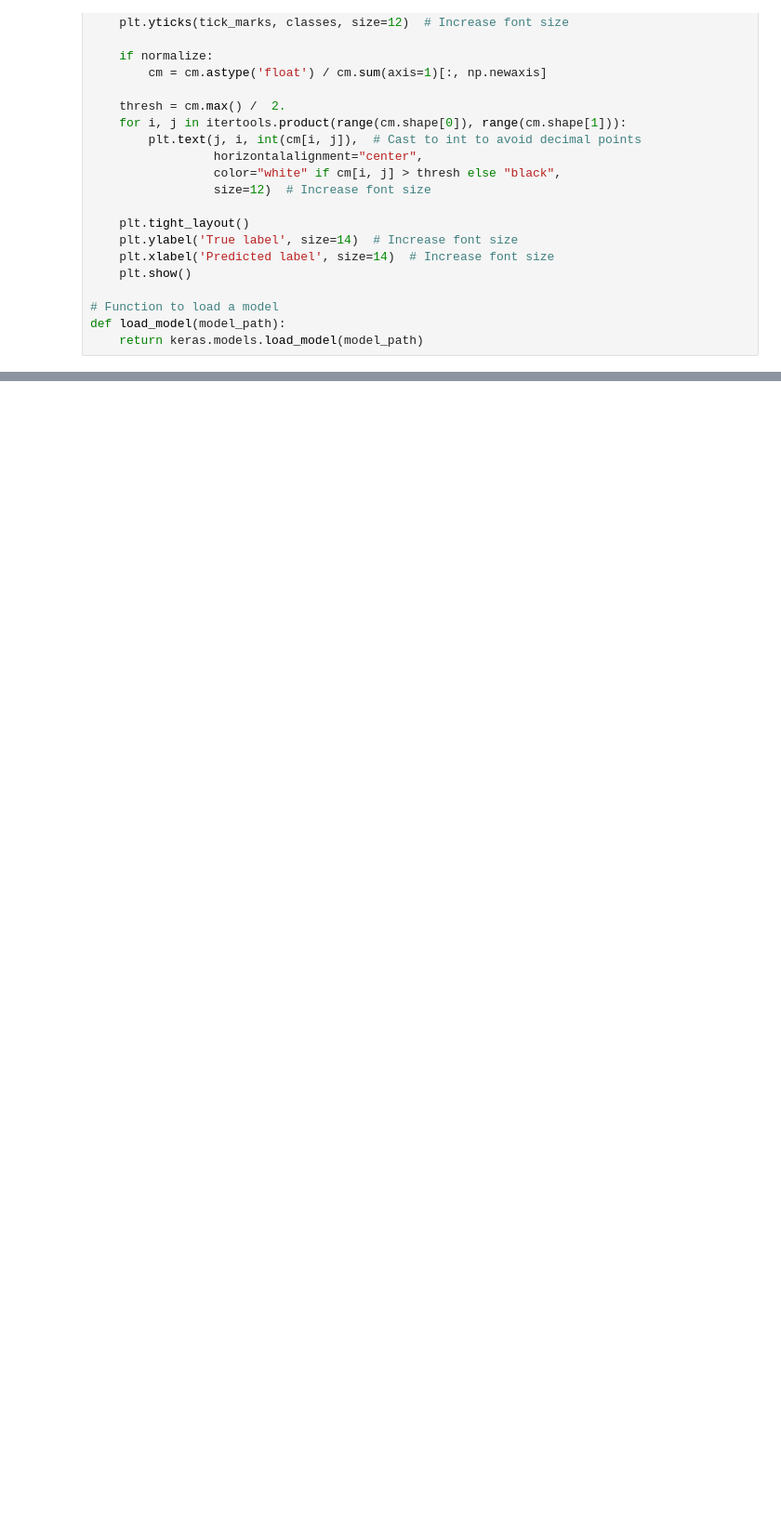
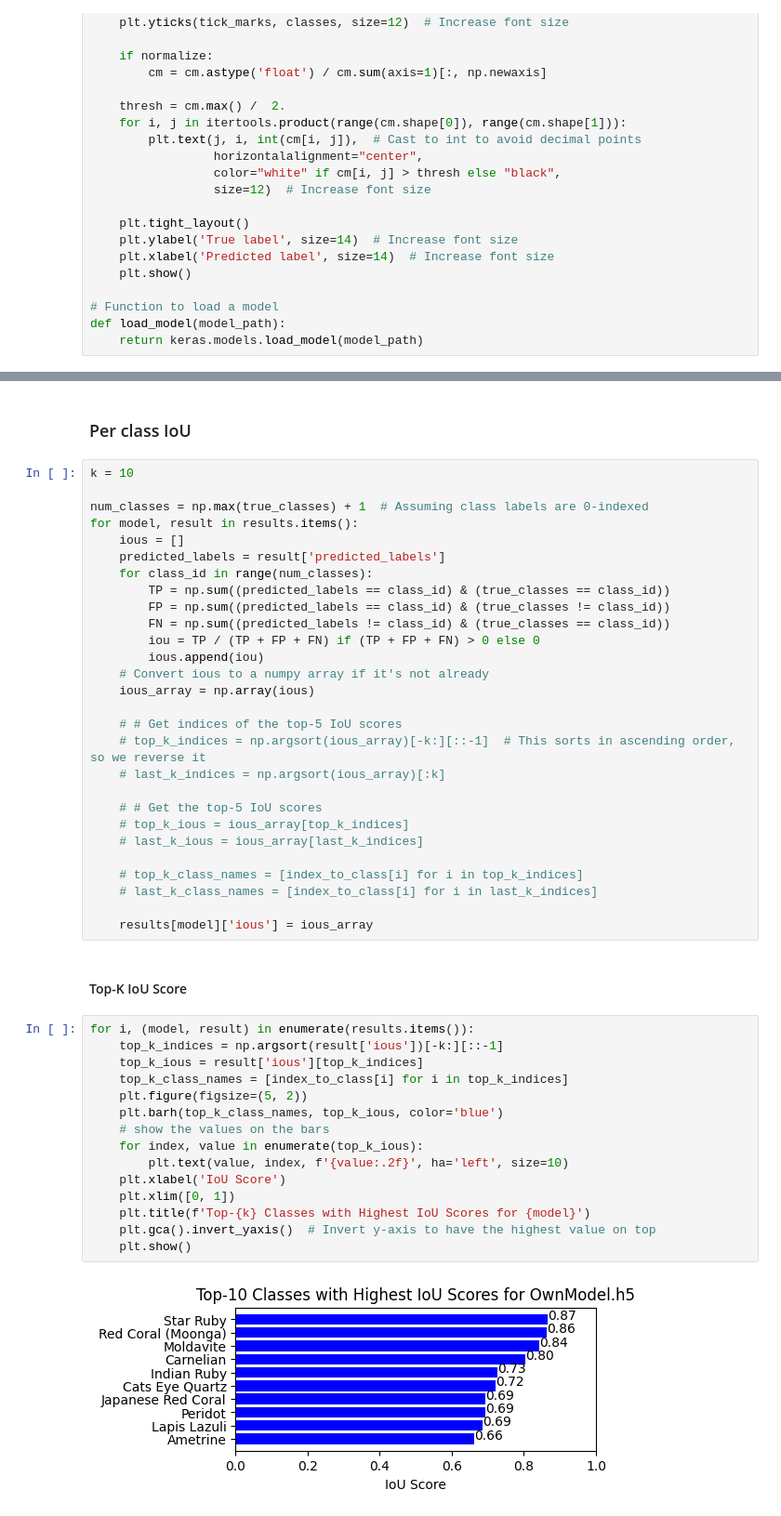
Before and after one commit to stedavkle/gemstone-classifier, a Jupyter notebook: src/04_Model_Evaluation.ipynb, the cells around one changed output, grey strips where cells are left out. Shown at 93% size. Cells and saved outputs as stored; diff of their text form; blank space fills up the shorter version.

```diff
--- a/src/04_Model_Evaluation.ipynb
+++ b/src/04_Model_Evaluation.ipynb
@@ -255,0 +308,49 @@ F1 Score: 0.000
+# %% [markdown]
+### Per class IoU
+# %%
+k = 10
+
+num_classes = np.max(true_classes) + 1  # Assuming class labels are 0-indexed
+for model, result in results.items():
+    ious = []
+    predicted_labels = result['predicted_labels']
+    for class_id in range(num_classes):
+        TP = np.sum((predicted_labels == class_id) & (true_classes == class_id))
+        FP = np.sum((predicted_labels == class_id) & (true_classes != class_id))
+        FN = np.sum((predicted_labels != class_id) & (true_classes == class_id))
+        iou = TP / (TP + FP + FN) if (TP + FP + FN) > 0 else 0
+        ious.append(iou)
+    # Convert ious to a numpy array if it's not already
+    ious_array = np.array(ious)
+
+    # # Get indices of the top-5 IoU scores
+    # top_k_indices = np.argsort(ious_array)[-k:][::-1]  # This sorts in ascending order, so we reverse it
+    # last_k_indices = np.argsort(ious_array)[:k]
+
+    # # Get the top-5 IoU scores
+    # top_k_ious = ious_array[top_k_indices]
+    # last_k_ious = ious_array[last_k_indices]
+
+    # top_k_class_names = [index_to_class[i] for i in top_k_indices]
+    # last_k_class_names = [index_to_class[i] for i in last_k_indices]
+
+    results[model]['ious'] = ious_array
+# %% [markdown]
+#### Top-K IoU Score
+# %%
+for i, (model, result) in enumerate(results.items()):
+    top_k_indices = np.argsort(result['ious'])[-k:][::-1]
+    top_k_ious = result['ious'][top_k_indices]
+    top_k_class_names = [index_to_class[i] for i in top_k_indices]
+    plt.figure(figsize=(5, 2))
+    plt.barh(top_k_class_names, top_k_ious, color='blue')
+    # show the values on the bars
+    for index, value in enumerate(top_k_ious):
+        plt.text(value, index, f'{value:.2f}', ha='left', size=10)
+    plt.xlabel('IoU Score')
+    plt.xlim([0, 1])
+    plt.title(f'Top-{k} Classes with Highest IoU Scores for {model}')
+    plt.gca().invert_yaxis()  # Invert y-axis to have the highest value on top
+    plt.show()
+# %% [output]
+[figure, added]
```
Also changed, not shown: parts of 22 cells of this notebook, 3 other files.
